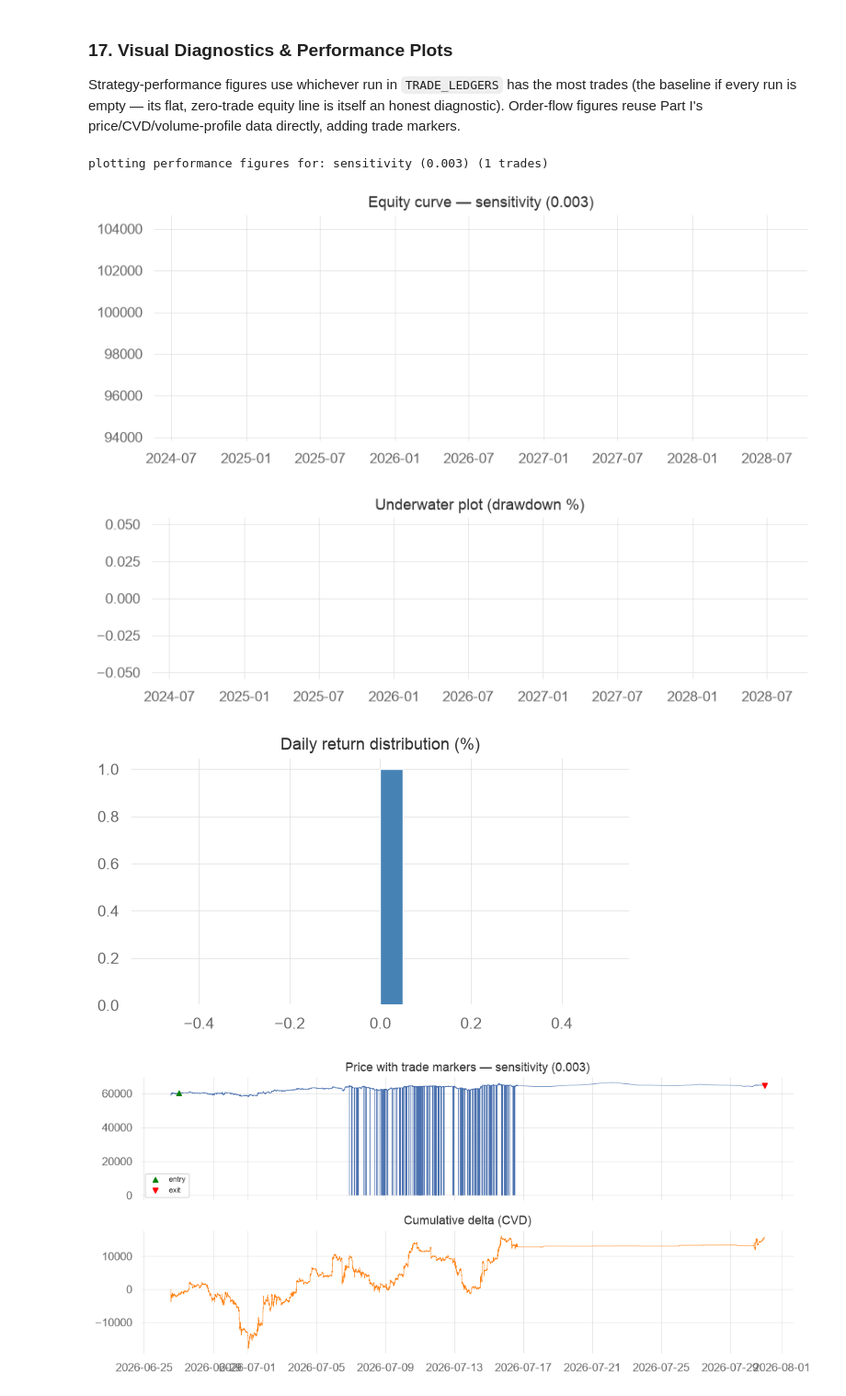
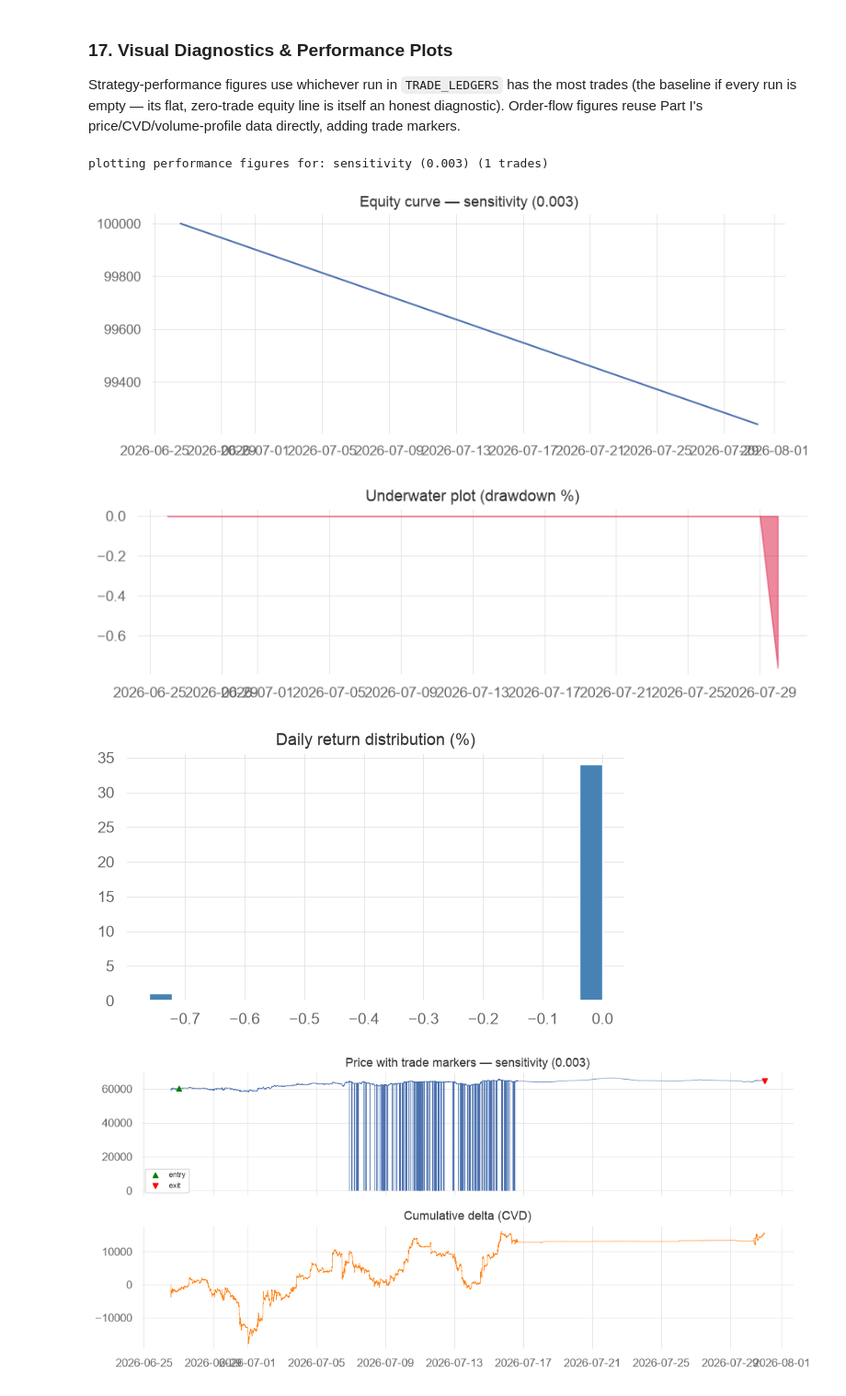
Before and after one commit to engr-bobet-14/orderflow-analysis-pro, a Jupyter notebook: notebook/01_orderflow_trading_strategy [baseline].ipynb, the cells around one changed output. Shown at 92% size. Saved outputs shown, nothing was run; the diff lists cells and outputs as text; code cells hidden in the pictures.

```diff
--- a/notebook/01_orderflow_trading_strategy [baseline].ipynb
+++ b/notebook/01_orderflow_trading_strategy [baseline].ipynb
@@ -683,6 +683,7 @@ def run_pipeline_replay(
         "raw_signals": raw_signals,
         "actions": actions,
         "phase_trace": phase_trace,
+        "aggregator": agg,
     }
 # %%
 # Canonical baseline: wrap Part I's Section 11 result — do NOT re-run it.
@@ -858,38 +896,42 @@ best_trades = TRADE_LEDGERS[best_run]
 print(f"plotting performance figures for: {best_run} ({len(best_trades)} trades)")
 
 INITIAL_CAPITAL = 100_000.0
 
 if best_trades.empty:
     equity = pd.Series([INITIAL_CAPITAL, INITIAL_CAPITAL], index=[CANDLES[0].timestamp_ms, CANDLES[-1].timestamp_ms])
     equity.index = pd.to_datetime(equity.index, unit="ms", utc=True)
 else:
     sorted_trades = best_trades.sort_values("exit_time")
-    equity = INITIAL_CAPITAL + sorted_trades["net_pnl"].cumsum()
-    equity.index = pd.DatetimeIndex(sorted_trades["exit_time"])
+    start_ts = pd.Timestamp(CANDLES[0].timestamp_ms, unit="ms", tz="UTC")
+    equity_index = pd.DatetimeIndex([start_ts]).append(pd.DatetimeIndex(sorted_trades["exit_time"]))
+    equity = pd.Series(
+        [INITIAL_CAPITAL] + list(INITIAL_CAPITAL + sorted_trades["net_pnl"].cumsum()),
+        index=equity_index,
+    )
 
 daily_equity = equity.resample("1D").last().ffill()
 daily_returns = daily_equity.pct_change().fillna(0.0)
 drawdown_pct = (daily_equity / daily_equity.cummax() - 1.0) * 100.0
 
 fig, ax = plt.subplots(figsize=(10, 3.5))
 ax.plot(equity.index, equity.values)
 ax.set_title(f"Equity curve — {best_run}")
 plt.show()
 
 fig, ax = plt.subplots(figsize=(10, 2.5))
 ax.fill_between(drawdown_pct.index, drawdown_pct.values, 0.0, color="crimson", alpha=0.5)
 ax.set_title("Underwater plot (drawdown %)")
 plt.show()
 
 fig, ax = plt.subplots(figsize=(7, 3.5))
 ax.hist(daily_returns.values * 100.0, bins=20, color="steelblue")
 ax.set_title("Daily return distribution (%)")
 plt.show()
 # %% [output]
 plotting performance figures for: sensitivity (0.003) (1 trades)
-[figure, old version]
+[figure, new version]
-[figure, old version]
+[figure, new version]
-[figure, old version]
+[figure, new version]
 # %%
 times_full = [pd.to_datetime(c.timestamp_ms, unit="ms", utc=True) for c in CANDLES]
 closes_full = [c.close for c in CANDLES]
```
Also changed, not shown: parts of 8 cells of this notebook.
